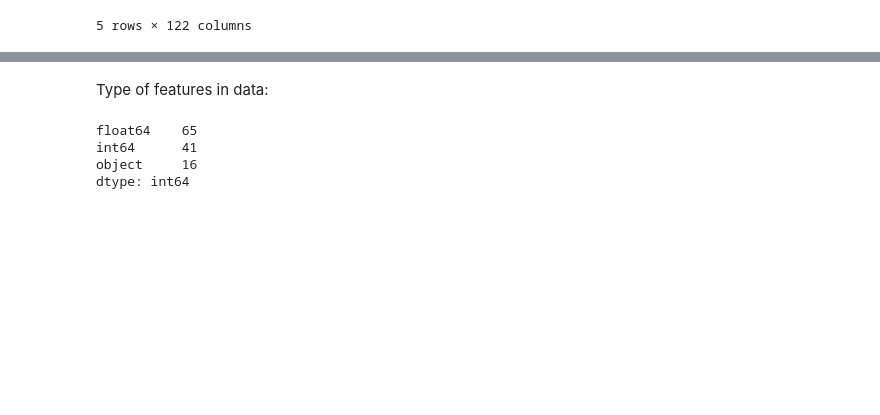
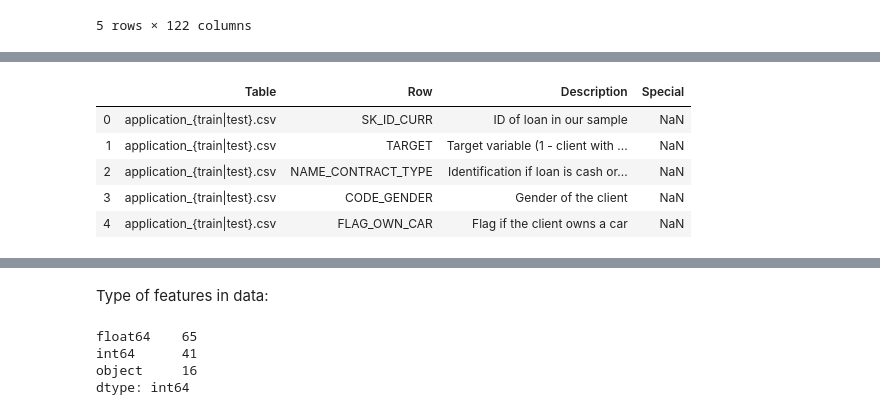
Before and after one commit to lasados/HomeCreditScoring, a Jupyter notebook: EDA.ipynb, the cells around one changed output, grey strips where cells are left out. Cells and saved outputs as stored; diff of their text form; code cells hidden in the pictures; blank space fills up the shorter version.

```diff
--- a/EDA.ipynb
+++ b/EDA.ipynb
@@ -45,0 +29,10 @@ appl_description
+# %%
+column_description = pd.read_csv('data/HomeCredit_columns_description.csv', encoding = "ISO-8859-1").iloc[:, 1:]
+column_description.head()
+# %% [output]
+|  | Table | Row | Description | Special |
+| 0 | application_{train|test}.csv | SK_ID_CURR | ID of loan in our sample | NaN |
+| 1 | application_{train|test}.csv | TARGET | Target variable (1 - client with ... | NaN |
+| 2 | application_{train|test}.csv | NAME_CONTRACT_TYPE | Identification if loan is cash or... | NaN |
+| 3 | application_{train|test}.csv | CODE_GENDER | Gender of the client | NaN |
+| 4 | application_{train|test}.csv | FLAG_OWN_CAR | Flag if the client owns a car | NaN |
```
Also changed, not shown: parts of 27 cells of this notebook.
